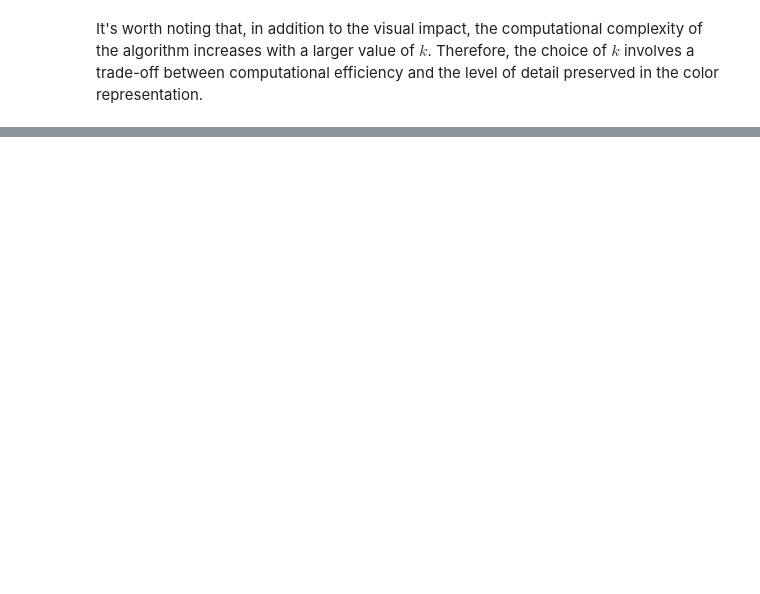
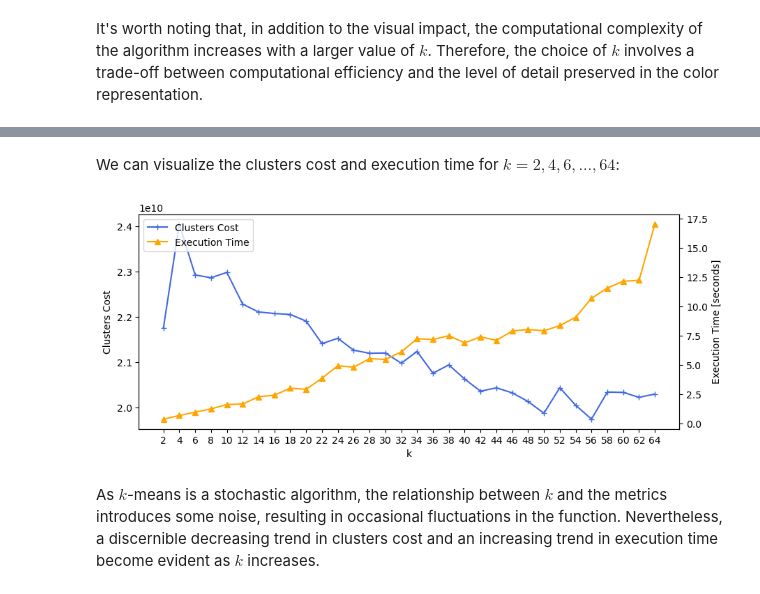
Before and after one commit to dylannalex/ML-Lab, a Jupyter notebook: image_quantization/image_quantization.ipynb, the cells around one changed output, grey strips where cells are left out. Drawn from its saved outputs; the diff is of its cells as text; code cells hidden in the pictures; blank space fills up the shorter version.

```diff
--- a/image_quantization/image_quantization.ipynb
+++ b/image_quantization/image_quantization.ipynb
@@ -263,0 +245,35 @@ It's worth noting that, in addition to the visual impact, the computational comp
+# %%
+from sklearn.cluster import KMeans
+from time import time
+
+def record_k_metrics(
+    img: image.Image,
+    k_values: list[int],
+    random_state: int,
+    ):
+    # Train the model for each k
+    execution_time_list = []
+    clusters_cost_list = []
+    for k in k_values:
+        kmeans = KMeans(n_clusters=k, random_state=random_state, n_init=5)
+        # Execution time
+        start_time = time()
+        kmeans.fit(img.rgb_vector)
+        end_time = time()
+        execution_time_list.append(end_time - start_time)
+        # Clusters cost
+        centroids = np.uint8(kmeans.cluster_centers_)
+        cost = clusters_cost(img.rgb_vector, centroids, kmeans.labels_)
+        clusters_cost_list.append(cost)
+
+    return clusters_cost_list, execution_time_list
+# %% [markdown]
+We can visualize the clusters cost and execution time for $k = 2, 4, 6, \dots, 64$:
+# %%
+k_values = list(range(2, 65, 2))
+clusters_cost_list, execution_time_list = record_k_metrics(img, k_values, random_state=44)
+model.plot_k_metrics(k_values, clusters_cost_list, execution_time_list)
+# %% [output]
+[figure, added]
+# %% [markdown]
+As $k$-means is a stochastic algorithm, the relationship between $k$ and the metrics introduces some noise, resulting in occasional fluctuations in the function. Nevertheless, a discernible decreasing trend in clusters cost and an increasing trend in execution time become evident as $k$ increases.
```
Also changed, not shown: parts of 36 cells of this notebook.
